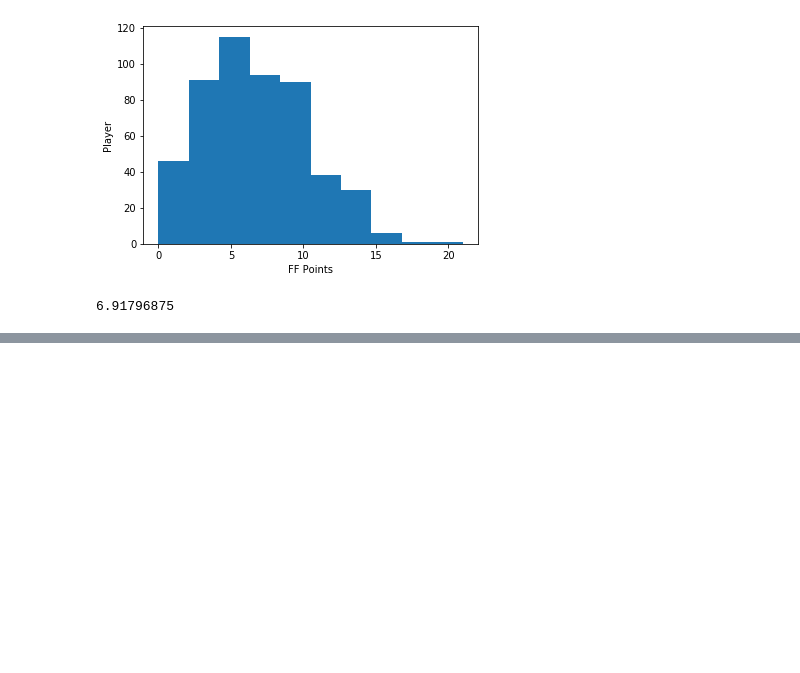
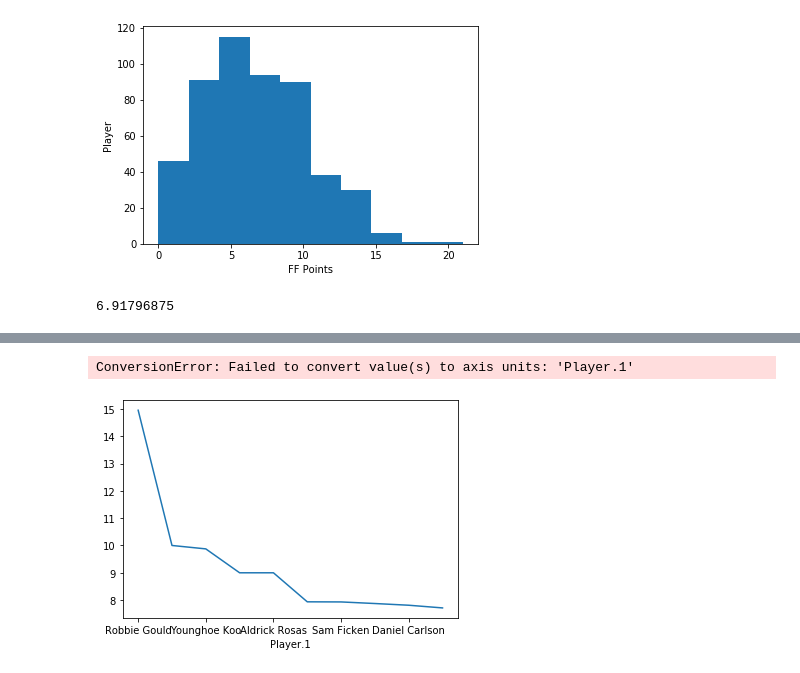
Before and after one commit to danchavez728/NFL-Win-Loss-Machine-Learning-Analysis, a Jupyter notebook: NFL Kickers Jupyter Notebook.ipynb, the cells around one changed output, grey strips where cells are left out. Cells and saved outputs as stored; diff of their text form; code cells hidden in the pictures; blank space fills up the shorter version.

```diff
--- a/NFL Kickers Jupyter Notebook.ipynb
+++ b/NFL Kickers Jupyter Notebook.ipynb
@@ -139,0 +215,15 @@ vc_slope, vc_int, vc_r, vc_p, vc_std_err = stats.linregress(Player, Field_Goal_P
+# %%
+#Create a Line Chart (?)
+large10_df.plot(label="Fantasy Football Season Average")
+plt.xticks("Player.1", rotation=90)
+
+
+plt.savefig("Kicker_Top10_line.png")
+
+plt.show()
+
+
+#plt.savefig("Kicker_Top10_line.png")
+# %% [output]
+ConversionError: Failed to convert value(s) to axis units: 'Player.1'
+[figure, added]
```
Also changed, not shown: parts of 7 cells of this notebook, 3 other files.
